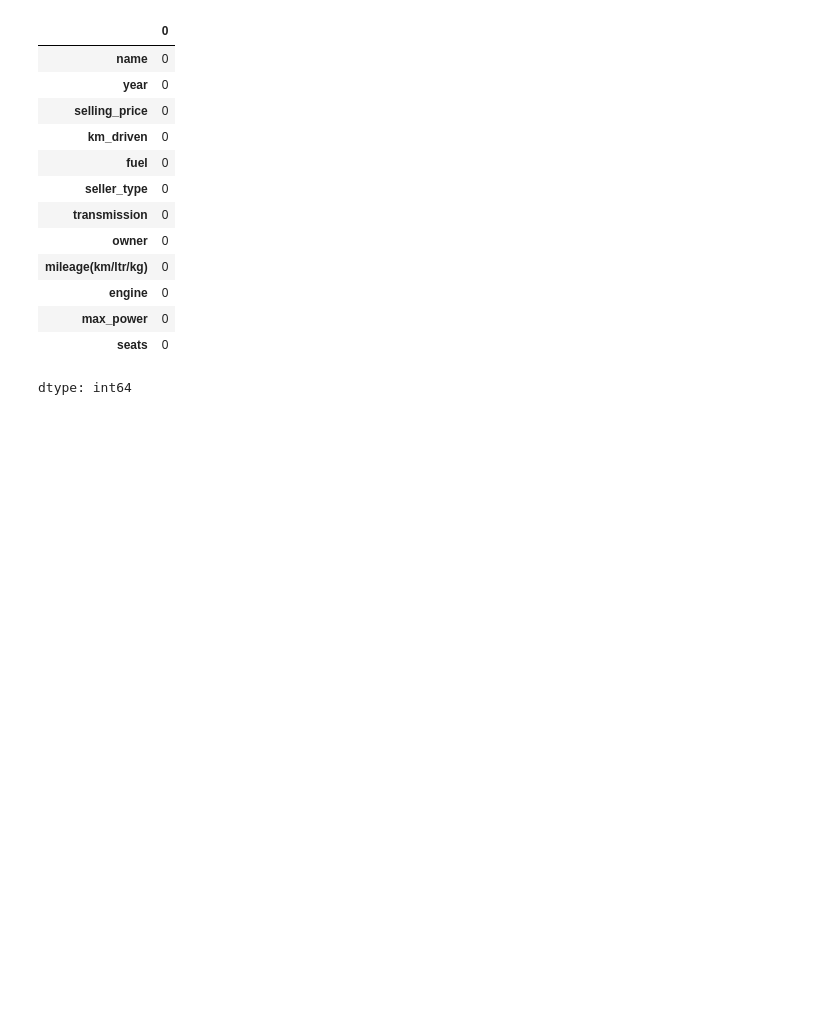
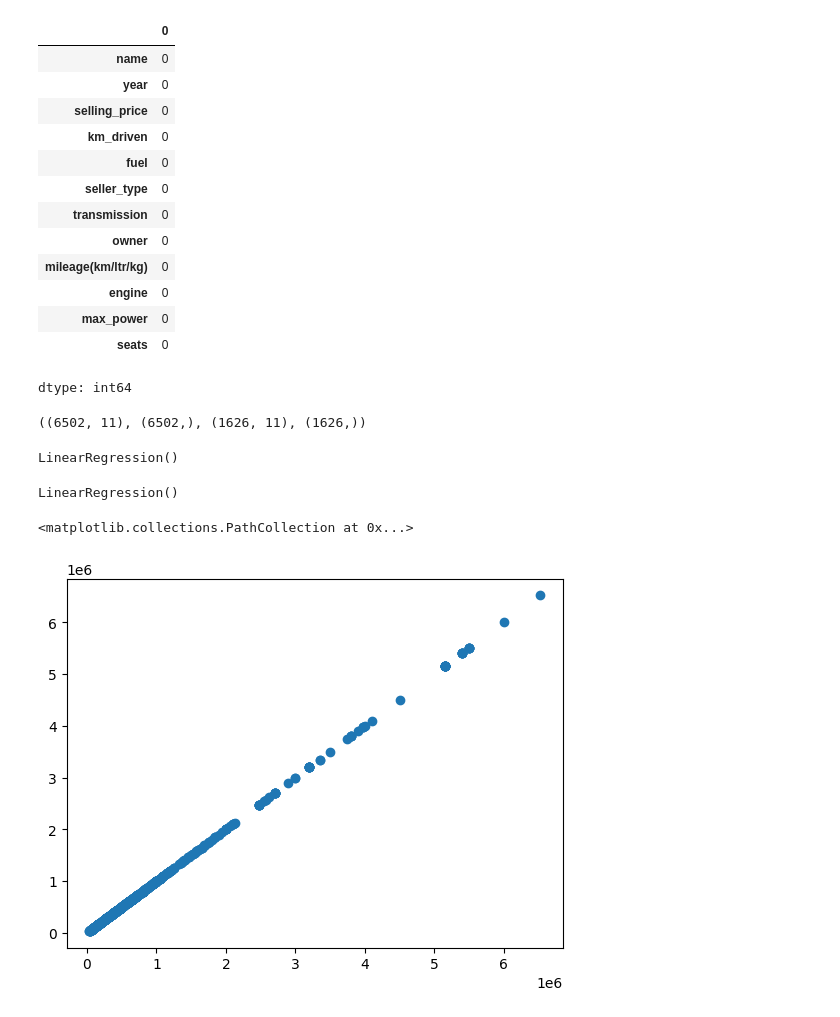
Before and after one commit to shakeraema/Dataset_Manipulation, a Jupyter notebook: Task_PDS.ipynb, the cells around one changed output. Cells and saved outputs as stored; diff of their text form; code cells hidden in the pictures; blank space fills up the shorter version.

```diff
--- a/Task_PDS.ipynb
+++ b/Task_PDS.ipynb
@@ -156,0 +231,7 @@ dtype: int64
+# %%
+from sklearn.model_selection import train_test_split
+X_train, X_test, y_train, y_test = train_test_split(X, y, test_size=0.2, random_state=42)
+# %%
+X_train.shape, y_train.shape, X_test.shape, y_test.shape
+# %% [output]
+((6502, 11), (6502,), (1626, 11), (1626,))
@@ -156,0 +240,16 @@ dtype: int64
+# %%
+model = LinearRegression(fit_intercept=True)
+model
+# %% [output]
+LinearRegression()
+# %%
+model.fit(X_train, y_train)
+# %% [output]
+LinearRegression()
+# %%
+y_predict = model.predict(X_test)
+# %%
+plt.scatter(y_test, y_predict)
+# %% [output]
+<matplotlib.collections.PathCollection at 0x...>
+[figure, added]
```
Also changed, not shown: parts of 22 cells of this notebook.
